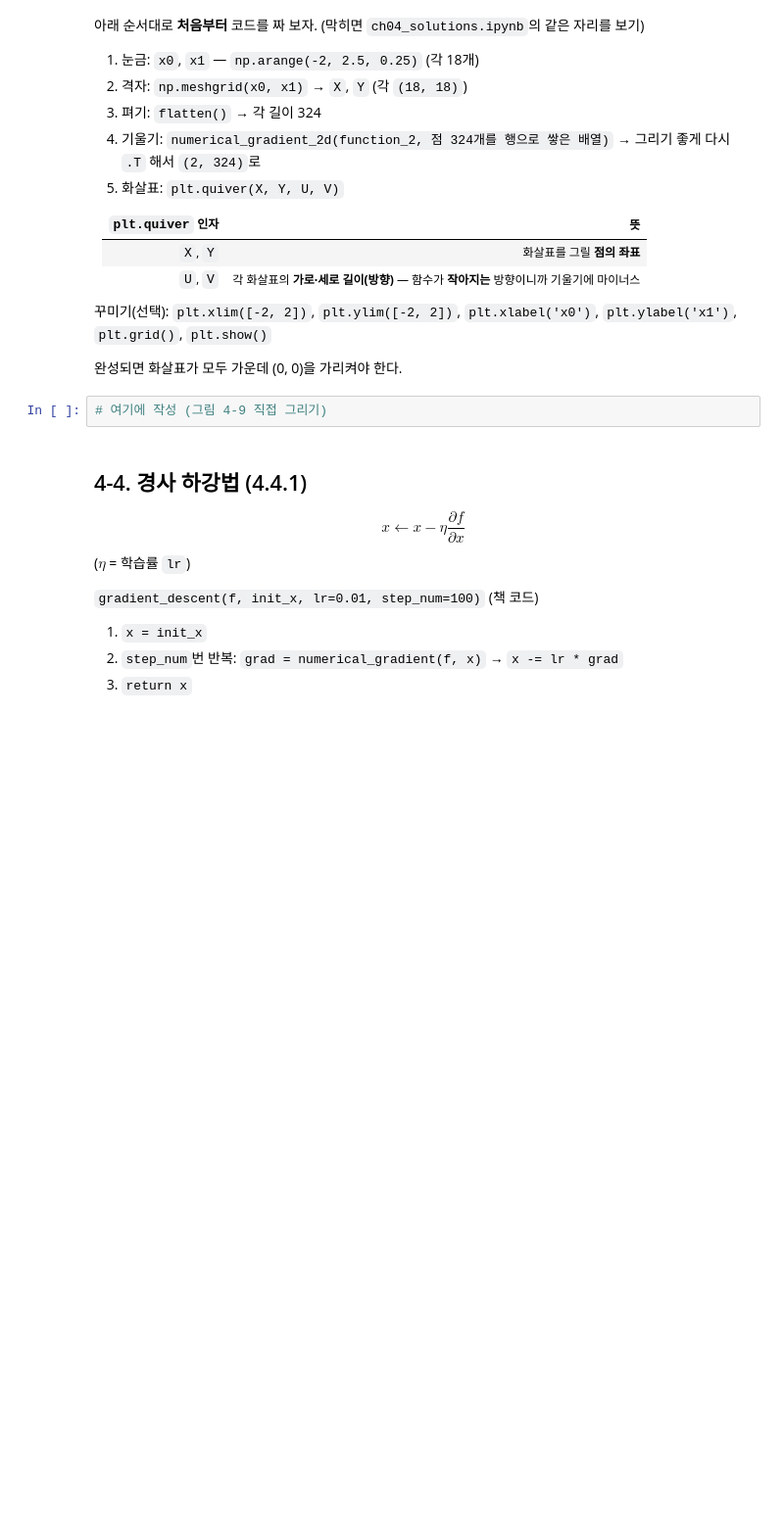
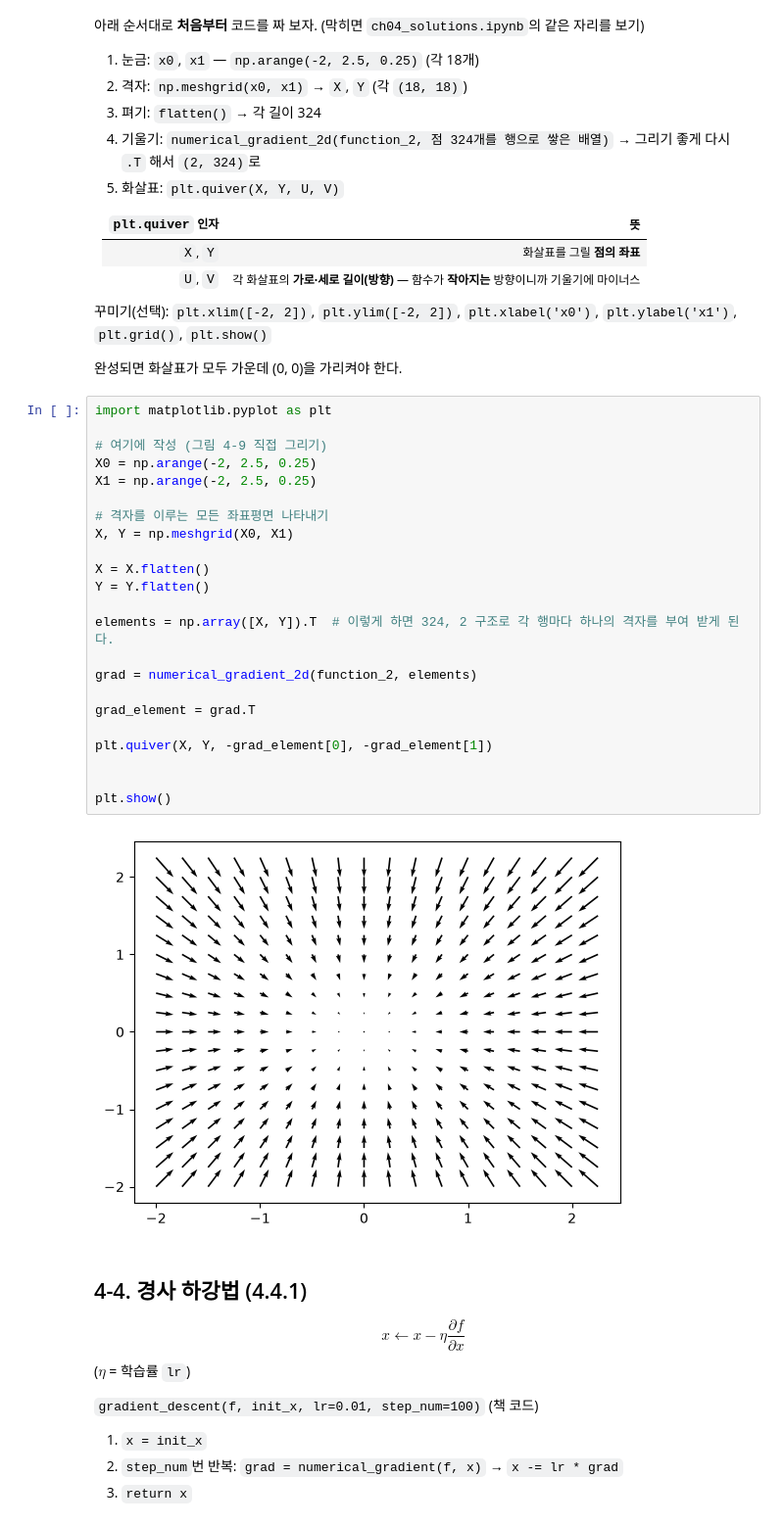
Before and after one commit to SongDJ-coder/-, a Jupyter notebook: ch04_learning/ch04_practice.ipynb, the cells around one changed output. Shown at 98% size. Drawn from its saved outputs; the diff is of its cells as text; blank space fills up the shorter version.

```diff
--- a/ch04_learning/ch04_practice.ipynb
+++ b/ch04_learning/ch04_practice.ipynb
@@ -659,7 +663,30 @@ print('통과!')
 
 완성되면 화살표가 모두 가운데 (0, 0)을 가리켜야 한다.
 # %%
+import matplotlib.pyplot as plt
+
 # 여기에 작성 (그림 4-9 직접 그리기)
+X0 = np.arange(-2, 2.5, 0.25)
+X1 = np.arange(-2, 2.5, 0.25)
+
+# 격자를 이루는 모든 좌표평면 나타내기
+X, Y = np.meshgrid(X0, X1)
+
+X = X.flatten()
+Y = Y.flatten()
+
+elements = np.array([X, Y]).T  # 이렇게 하면 324, 2 구조로 각 행마다 하나의 격자를 부여 받게 된다.
+
+grad = numerical_gradient_2d(function_2, elements)
+
+grad_element = grad.T
+
+plt.quiver(X, Y, -grad_element[0], -grad_element[1])
+
+
+plt.show()
+# %% [output]
+[figure, added]
 # %% [markdown]
 ## 4-4. 경사 하강법 (4.4.1)
 $$x \leftarrow x - \eta \frac{\partial f}{\partial x}$$
```
Also changed, not shown: parts of 34 cells of this notebook, 3 other files.
